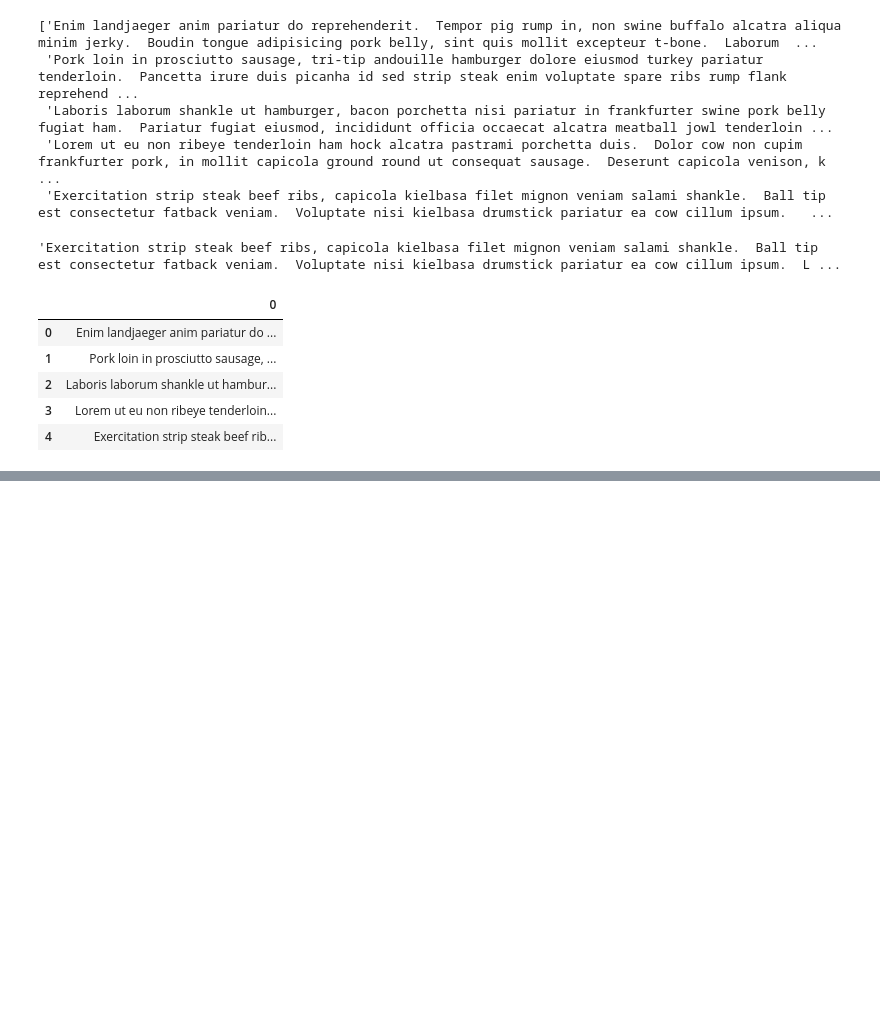
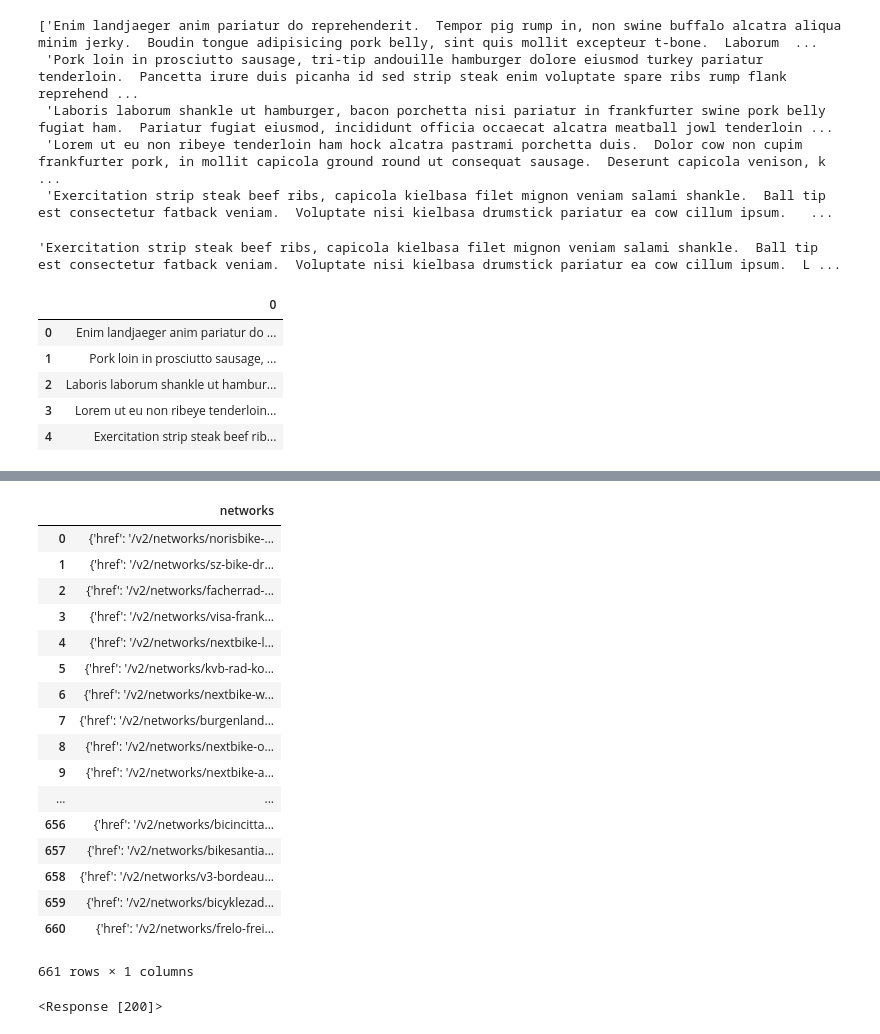
Before and after one commit to rodolfopardo/working_with_api, a Jupyter notebook: Api.ipynb, the cells around one changed output, grey strips where cells are left out. Cells and saved outputs as stored; diff of their text form; code cells hidden in the pictures; blank space fills up the shorter version.

```diff
--- a/Api.ipynb
+++ b/Api.ipynb
@@ -109,3 +109,6 @@ df1
 | 2 | Laboris laborum shankle ut hambur... |
 | 3 | Lorem ut eu non ribeye tenderloin... |
 | 4 | Exercitation strip steak beef rib... |
+# %%
+data2 = requests.get("http://api.citybik.es/v2/networks?fields=id,name,href")
+data2
@@ -111,0 +117,3 @@ df1
+# %%
+data2 = data2.json()
+data2
@@ -111,0 +138,30 @@ df1
+# %%
+data2 = pd.DataFrame(data2['networks'])
+# %%
+data2
+# %% [output]
+|  | networks |
+| 0 | {'href': '/v2/networks/norisbike-... |
+| 1 | {'href': '/v2/networks/sz-bike-dr... |
+| 2 | {'href': '/v2/networks/facherrad-... |
+| 3 | {'href': '/v2/networks/visa-frank... |
+| 4 | {'href': '/v2/networks/nextbike-l... |
+| 5 | {'href': '/v2/networks/kvb-rad-ko... |
+| 6 | {'href': '/v2/networks/nextbike-w... |
+| 7 | {'href': '/v2/networks/burgenland... |
+| 8 | {'href': '/v2/networks/nextbike-o... |
+| 9 | {'href': '/v2/networks/nextbike-a... |
+| ... | ... |
+| 656 | {'href': '/v2/networks/bicincitta... |
+| 657 | {'href': '/v2/networks/bikesantia... |
+| 658 | {'href': '/v2/networks/v3-bordeau... |
+| 659 | {'href': '/v2/networks/bicyklezad... |
+| 660 | {'href': '/v2/networks/frelo-frei... |
+661 rows × 1 columns
+# %%
+#URL Eventos GITHUB
+
+git_events = requests.get("https://api.github.com/events")
+git_events
+# %% [output]
+<Response [200]>
```
Also changed, not shown: parts of 9 cells of this notebook.
